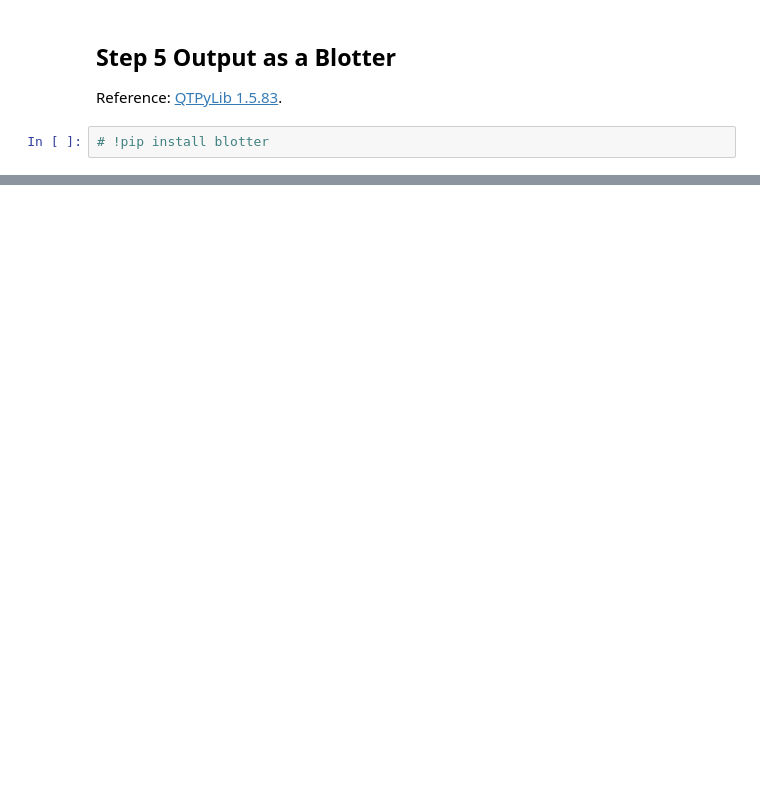
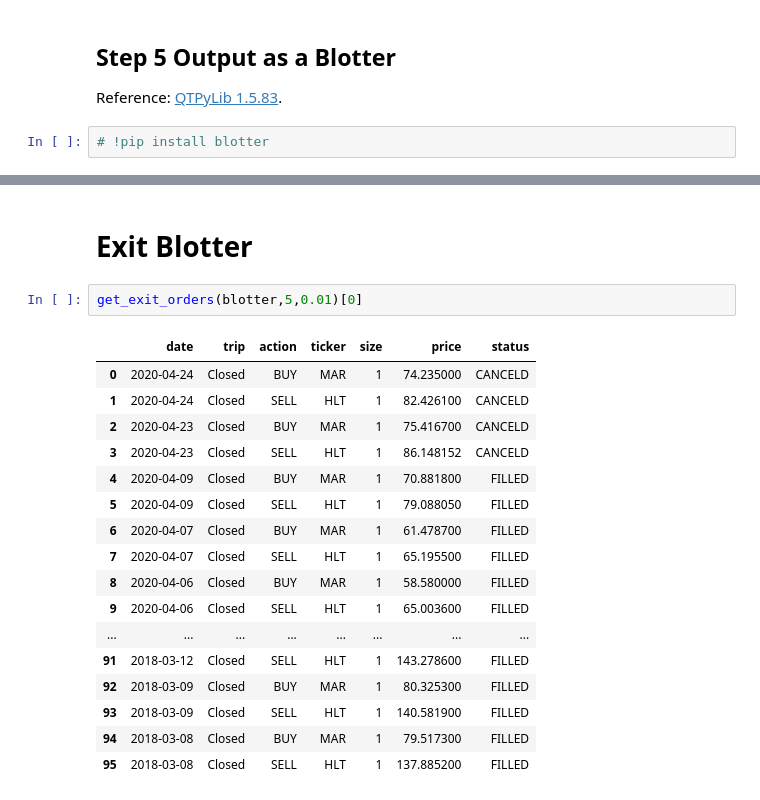
Before and after one commit to Fintech533-Sakura/interactive_trader, a Jupyter notebook: Pair_Trading_strat.ipynb, the cells around one changed output, grey strips where cells are left out. Drawn from its saved outputs; the diff is of its cells as text; blank space fills up the shorter version.

```diff
--- a/Pair_Trading_strat.ipynb
+++ b/Pair_Trading_strat.ipynb
@@ -138,0 +175,22 @@ for index, row in mydf.iterrows():
+# %% [markdown]
+# Exit Blotter
+# %%
+get_exit_orders(blotter,5,0.01)[0]
+# %% [output]
+|  | date | trip | action | ticker | size | price | status |
+| 0 | 2020-04-24 | Closed | BUY | MAR | 1 | 74.235000 | CANCELD |
+| 1 | 2020-04-24 | Closed | SELL | HLT | 1 | 82.426100 | CANCELD |
+| 2 | 2020-04-23 | Closed | BUY | MAR | 1 | 75.416700 | CANCELD |
+| 3 | 2020-04-23 | Closed | SELL | HLT | 1 | 86.148152 | CANCELD |
+| 4 | 2020-04-09 | Closed | BUY | MAR | 1 | 70.881800 | FILLED |
+| 5 | 2020-04-09 | Closed | SELL | HLT | 1 | 79.088050 | FILLED |
+| 6 | 2020-04-07 | Closed | BUY | MAR | 1 | 61.478700 | FILLED |
+| 7 | 2020-04-07 | Closed | SELL | HLT | 1 | 65.195500 | FILLED |
+| 8 | 2020-04-06 | Closed | BUY | MAR | 1 | 58.580000 | FILLED |
+| 9 | 2020-04-06 | Closed | SELL | HLT | 1 | 65.003600 | FILLED |
+| ... | ... | ... | ... | ... | ... | ... | ... |
+| 91 | 2018-03-12 | Closed | SELL | HLT | 1 | 143.278600 | FILLED |
+| 92 | 2018-03-09 | Closed | BUY | MAR | 1 | 80.325300 | FILLED |
+| 93 | 2018-03-09 | Closed | SELL | HLT | 1 | 140.581900 | FILLED |
+| 94 | 2018-03-08 | Closed | BUY | MAR | 1 | 79.517300 | FILLED |
+| 95 | 2018-03-08 | Closed | SELL | HLT | 1 | 137.885200 | FILLED |
```
Also changed, not shown: parts of 15 cells of this notebook.
